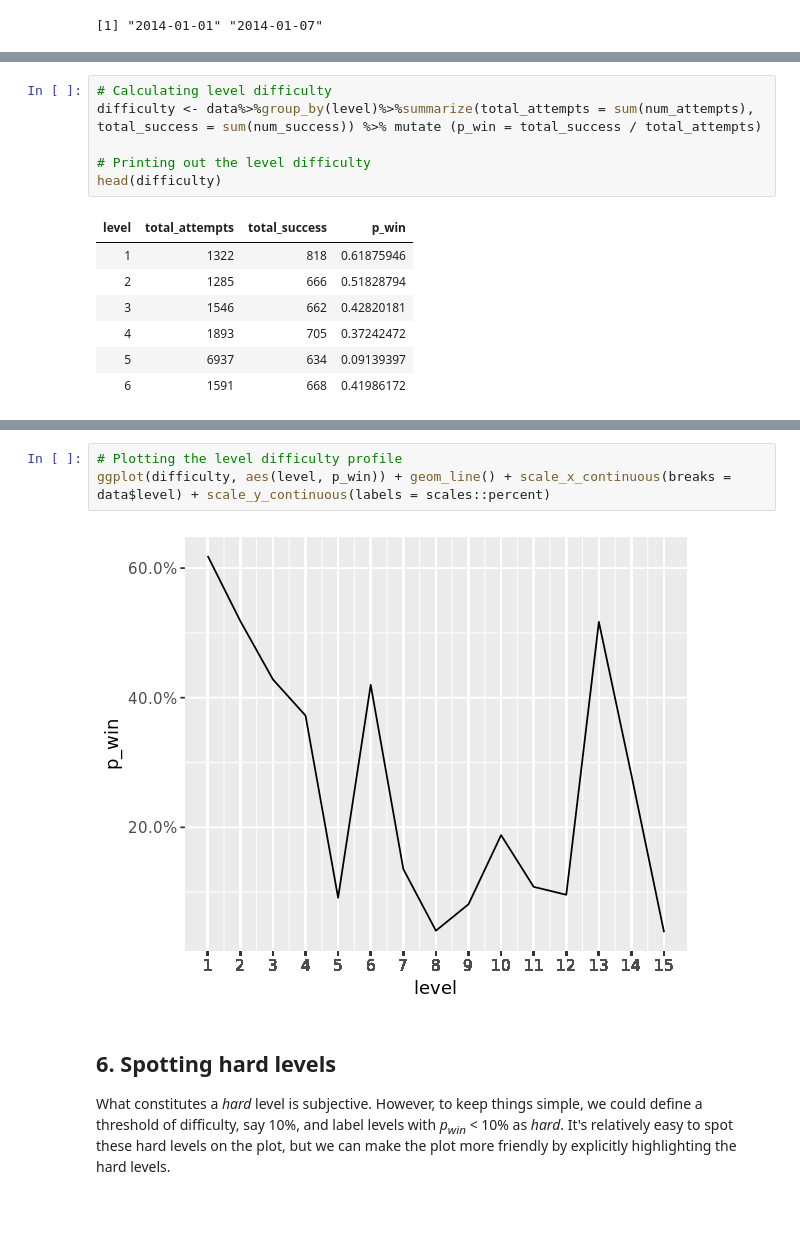
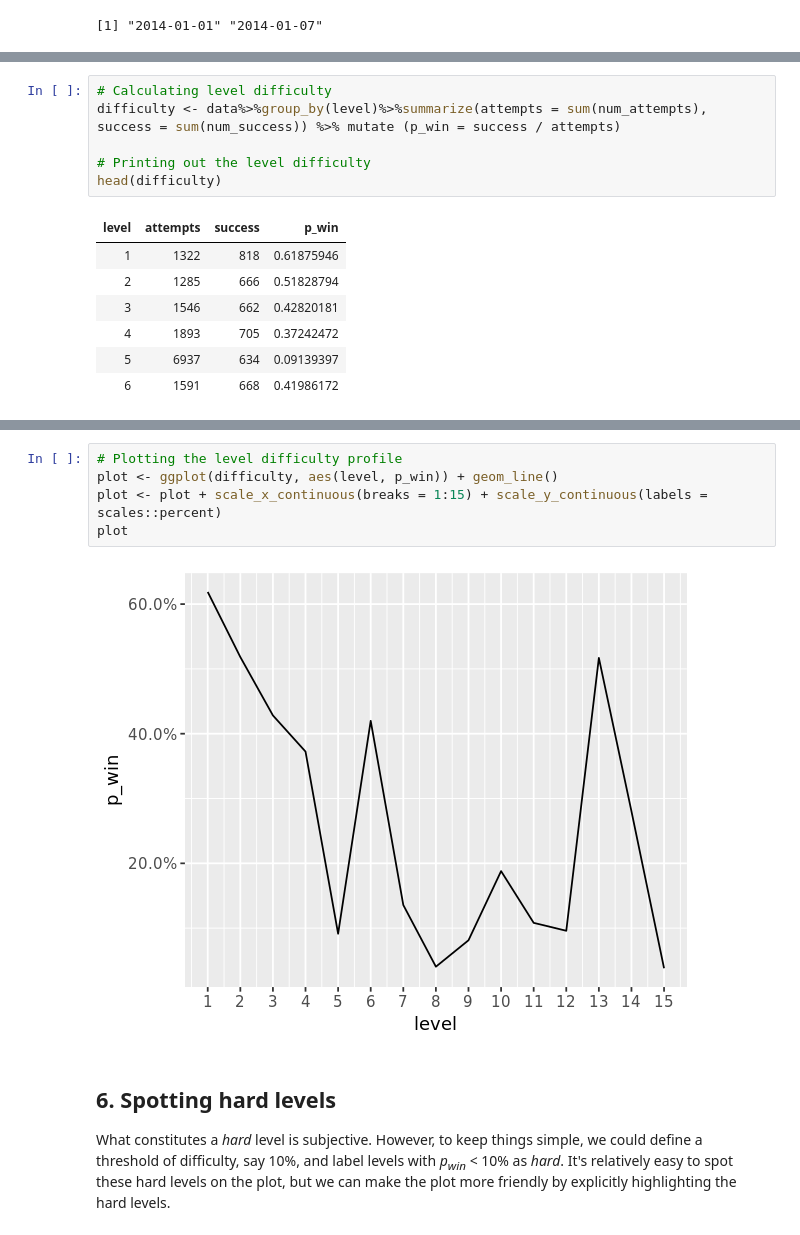
Before and after one commit to skhiearth/Level-Difficulty-in-Candy-Crush-Saga, a Jupyter notebook: notebook.ipynb, the cells around one changed output, grey strips where cells are left out. Drawn from its saved outputs; the diff is of its cells as text.

Commit message:
Plotting error

```diff
--- a/notebook.ipynb
+++ b/notebook.ipynb
@@ -70,12 +70,12 @@ range(data$dt)
 <p>Now, let's compute the difficulty <em>p<sub>win</sub></em> separately for each of the 15 levels.</p>
 # %%
 # Calculating level difficulty
-difficulty <- data%>%group_by(level)%>%summarize(total_attempts = sum(num_attempts), total_success = sum(num_success)) %>% mutate (p_win = total_success / total_attempts)
+difficulty <- data%>%group_by(level)%>%summarize(attempts = sum(num_attempts), success = sum(num_success)) %>% mutate (p_win = success / attempts)
 
 # Printing out the level difficulty
 head(difficulty)
 # %% [output]
-| level | total_attempts | total_success | p_win |
+| level | attempts | success | p_win |
 | 1 | 1322 | 818 | 0.61875946 |
 | 2 | 1285 | 666 | 0.51828794 |
 | 3 | 1546 | 662 | 0.42820181 |
@@ -89,9 +89,11 @@ head(difficulty)
 <p>Now that we have the difficulty of the episode we should plot it. Let's plot a line graph with the levels on the X-axis and the difficulty (<em>p<sub>win</sub></em>) on the Y-axis. We call this plot the <em>difficulty profile</em> of the episode.</p>
 # %%
 # Plotting the level difficulty profile
-ggplot(difficulty, aes(level, p_win)) + geom_line() + scale_x_continuous(breaks = data$level) + scale_y_continuous(labels = scales::percent)
+plot <- ggplot(difficulty, aes(level, p_win)) + geom_line()
+plot <- plot + scale_x_continuous(breaks = 1:15) + scale_y_continuous(labels = scales::percent)
+plot
 # %% [output]
-[figure, old version]
+[figure, new version]
 # %% [markdown]
 ## 6. Spotting hard levels
 <p>What constitutes a <em>hard</em> level is subjective. However, to keep things simple, we could define a threshold of difficulty, say 10%, and label levels with <em>p<sub>win</sub></em> &lt; 10% as <em>hard</em>. It's relatively easy to spot these hard levels on the plot, but we can make the plot more friendly by explicitly highlighting the hard levels.</p>
```
Also changed, not shown: parts of 5 cells of this notebook.
